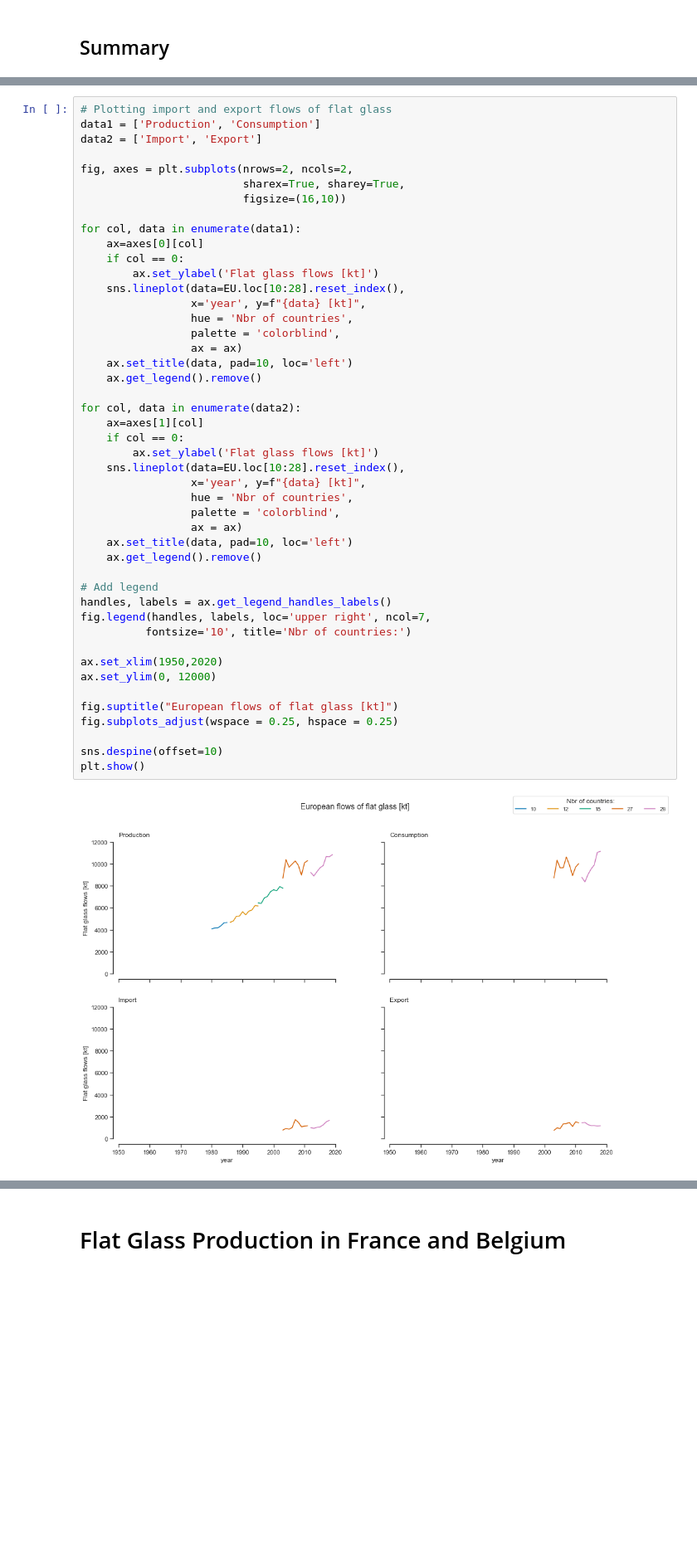
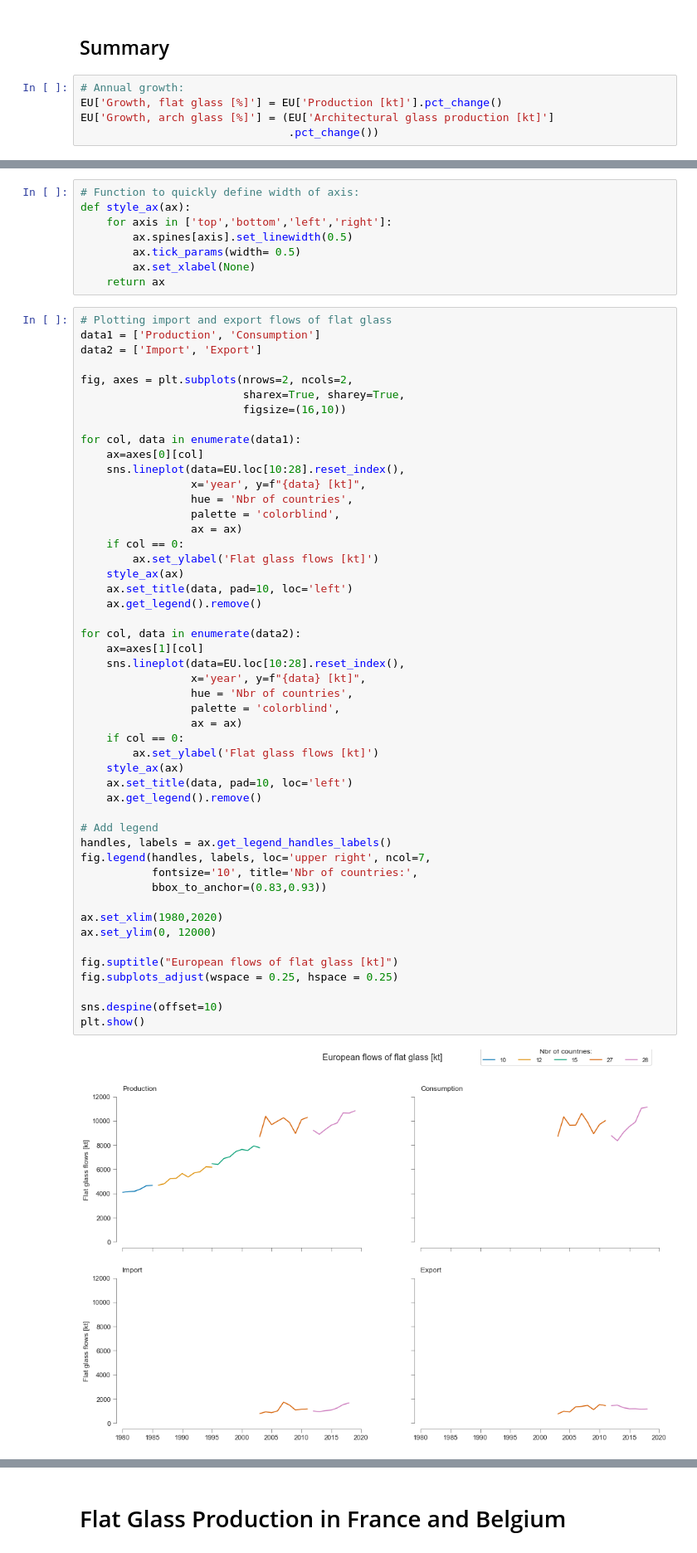
Before and after one commit to JeanSouv/01_MFA_GlassIndustry, a Jupyter notebook: MFA_FlatGlassIndustry.ipynb, the cells around one changed output, grey strips where cells are left out. Shown at 83% size. Drawn from its saved outputs; the diff is of its cells as text; blank space fills up the shorter version.

```diff
--- a/MFA_FlatGlassIndustry.ipynb
+++ b/MFA_FlatGlassIndustry.ipynb
@@ -190,3 +194,8 @@ plt.show()
 [figure]
 # %% [markdown]
 ## Summary
+# %%
+# Annual growth:
+EU['Growth, flat glass [%]'] = EU['Production [kt]'].pct_change()
+EU['Growth, arch glass [%]'] = (EU['Architectural glass production [kt]']
+                                .pct_change())
@@ -193,3 +229,11 @@ plt.show()
+# %%
+# Function to quickly define width of axis:
+def style_ax(ax):
+    for axis in ['top','bottom','left','right']:
+        ax.spines[axis].set_linewidth(0.5)
+        ax.tick_params(width= 0.5)
+        ax.set_xlabel(None)
+    return ax
 # %%
 # Plotting import and export flows of flat glass
 data1 = ['Production', 'Consumption']
@@ -201,43 +245,46 @@ fig, axes = plt.subplots(nrows=2, ncols=2,
 
 for col, data in enumerate(data1):
     ax=axes[0][col]
-    if col == 0:
-        ax.set_ylabel('Flat glass flows [kt]')
     sns.lineplot(data=EU.loc[10:28].reset_index(),
                  x='year', y=f"{data} [kt]",
                  hue = 'Nbr of countries',
                  palette = 'colorblind',
                  ax = ax)
+    if col == 0:
+        ax.set_ylabel('Flat glass flows [kt]')
+    style_ax(ax)
     ax.set_title(data, pad=10, loc='left')
     ax.get_legend().remove()
 
 for col, data in enumerate(data2):
     ax=axes[1][col]
-    if col == 0:
-        ax.set_ylabel('Flat glass flows [kt]')
     sns.lineplot(data=EU.loc[10:28].reset_index(),
                  x='year', y=f"{data} [kt]",
                  hue = 'Nbr of countries',
                  palette = 'colorblind',
                  ax = ax)
+    if col == 0:
+        ax.set_ylabel('Flat glass flows [kt]')
+    style_ax(ax)
     ax.set_title(data, pad=10, loc='left')
     ax.get_legend().remove()
 
 # Add legend
 handles, labels = ax.get_legend_handles_labels()
 fig.legend(handles, labels, loc='upper right', ncol=7,
-          fontsize='10', title='Nbr of countries:')
+           fontsize='10', title='Nbr of countries:',
+           bbox_to_anchor=(0.83,0.93))
 
-ax.set_xlim(1950,2020)
+ax.set_xlim(1980,2020)
 ax.set_ylim(0, 12000)
 
 fig.suptitle("European flows of flat glass [kt]")
 fig.subplots_adjust(wspace = 0.25, hspace = 0.25)
 
 sns.despine(offset=10)
 plt.show()
 # %% [output]
-[figure, old version]
+[figure, new version]
 # %%
 # Plot the European production of flat glass and only arch flat glass:
 data = ['Production', 'Architectural glass production']
```
Also changed, not shown: parts of 100 cells of this notebook, 2 other files.
